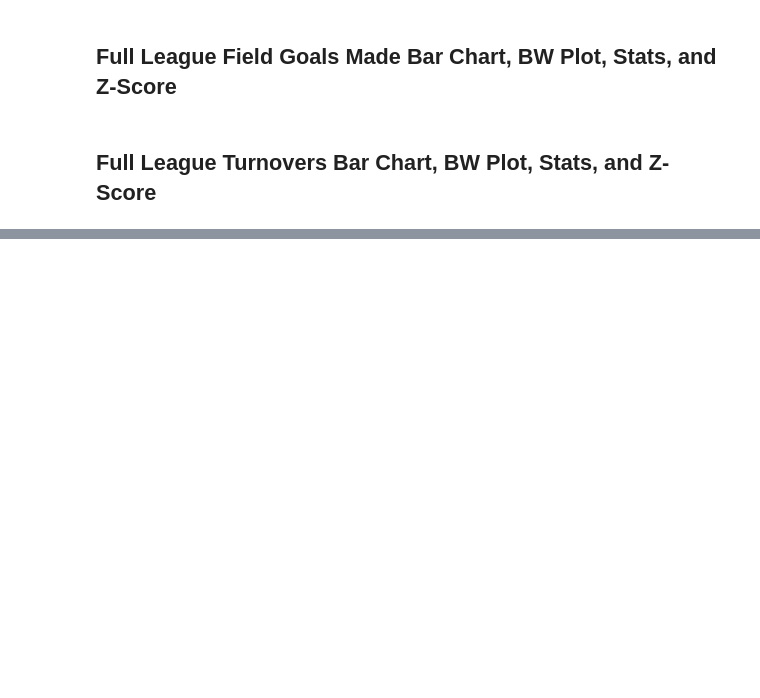
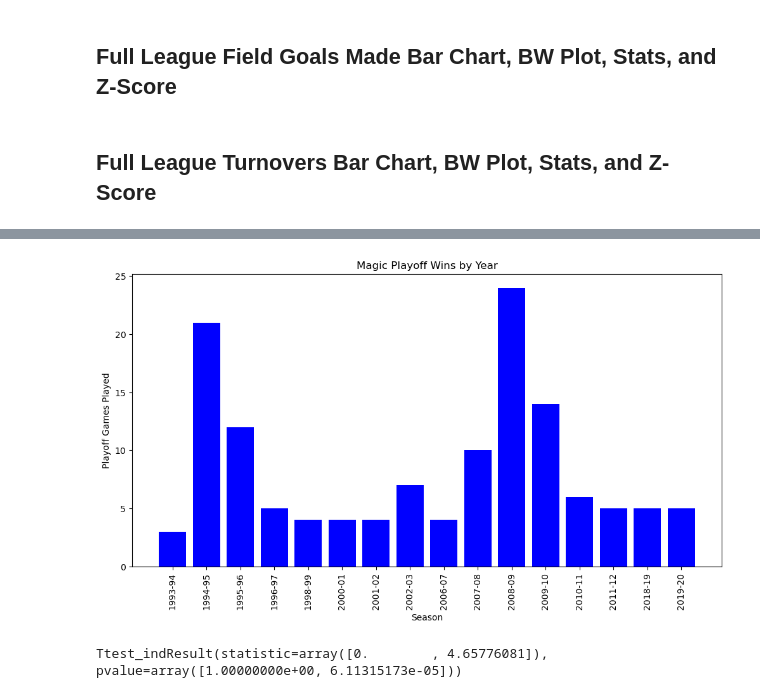
Before and after one commit to CandaceDoesData/Group_Project_1, a Jupyter notebook: Project_1_NBA/NBA.ipynb, the cells around one changed output, grey strips where cells are left out. Cells and saved outputs as stored; diff of their text form; code cells hidden in the pictures; blank space fills up the shorter version.

```diff
--- a/Project_1_NBA/NBA.ipynb
+++ b/Project_1_NBA/NBA.ipynb
@@ -1928,0 +2003,38 @@ orl_tov_zscore
+# %%
+#Magic Bar Chart
+plt.figure(figsize=(12,6))
+
+x_axis = np.arange(len(playoff_df))
+tick_locations = [value for value in x_axis]
+tick_values = [r for r in playoff_df.loc[:,'YEAR']]
+
+plt.bar(x_axis
+       ,playoff_df.loc[:,'PO_WINS'] + playoff_df.loc[:,'PO_LOSSES']
+       ,color='blue'
+       )
+
+plt.xticks(tick_locations
+           ,tick_values
+          ,rotation='vertical'
+          )
+
+plt.title("Magic Playoff Wins by Year")
+plt.xlabel("Season")
+plt.ylabel("Playoff Games Played")
+
+plt.savefig('orl_playoff_history.png')
+plt.show()
+# %% [output]
+[figure, added]
+# %%
+# Set populations
+reg_season_df = playoff_df[['YEAR','WIN_PCT']].copy()
+reg_season_df['YEAR'] = pd.to_numeric(reg_season_df['YEAR'].str.slice(0,4))
+
+playoff_df['PO_WIN_PCT'] = round(playoff_df['PO_WINS']/(playoff_df['PO_WINS'] + playoff_df['PO_LOSSES']),3)
+playoff_pct_df = playoff_df[['YEAR','PO_WIN_PCT']].copy()
+playoff_pct_df['YEAR'] = pd.to_numeric(playoff_pct_df['YEAR'].str.slice(0,4))
+
+st.ttest_ind(reg_season_df, playoff_pct_df)
+# %% [output]
+Ttest_indResult(statistic=array([0.        , 4.65776081]), pvalue=array([1.00000000e+00, 6.11315173e-05]))
```
Also changed, not shown: parts of 9 cells of this notebook.
